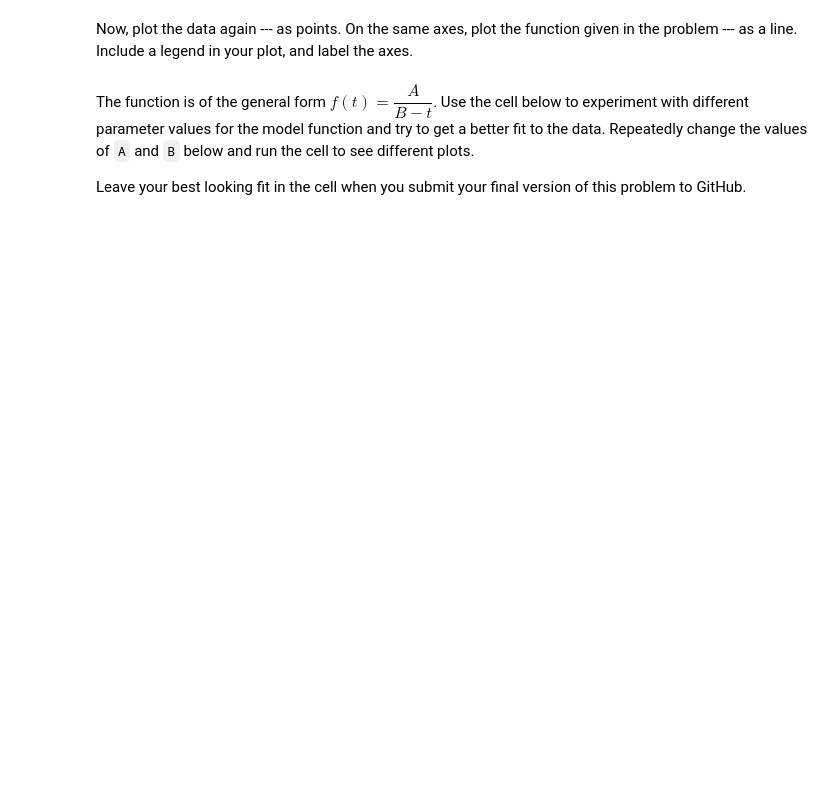
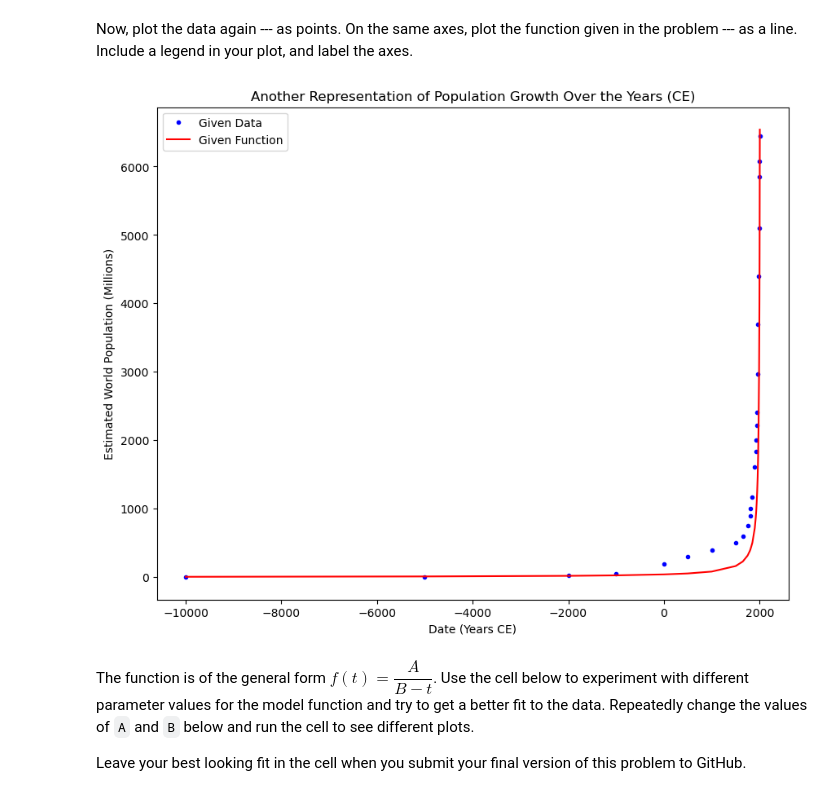
Before and after one commit to NicoBaldovino22/biophysics, a Jupyter notebook: week-01/problem-1.5.ipynb, the cells around one changed output. Saved outputs shown, nothing was run; the diff lists cells and outputs as text; code cells hidden in the pictures; blank space fills up the shorter version.

```diff
--- a/week-01/problem-1.5.ipynb
+++ b/week-01/problem-1.5.ipynb
@@ -61,5 +69,8 @@ Now we are going to plot the data points and a model on the same axes.
 
 To plot the function, create an array for a variable `t` that covers the relevant time interval (using `np.linspace`), and an array called `f` that contains the values of the function.
 # %%
-t =
-f =
+l = np.linspace(Time,Time+1,1)
+t = l.flatten()
+f = 100000/(2050-(t/1))
+print(t)
+print(f)
@@ -66,5 +86,15 @@ f =
 # %% [markdown]
 Now, plot the data again --- as points.  On the same axes, plot the function given in the problem --- as a line.  Include a legend in your plot, and label the axes.
+# %%
+plt.plot(Time,Population,".b",label='Given Data');
+plt.plot(t,f,'-r',label='Given Function');
+plt.rcParams.update({'figure.figsize':(10,8), 'figure.dpi':100})
+plt.title('Another Representation of Population Growth Over the Years (CE)')
+plt.ylabel('Estimated World Population (Millions)');
+plt.xlabel('Date (Years CE)');
+plt.legend(loc='upper left');
+# %% [output]
+[figure, added]
 # %% [markdown]
 The function is of the general form $f(t) = \dfrac{A}{B-t}$.  Use the cell below to experiment with different parameter values for the model function and try to get a better fit to the data.  Repeatedly change the values of `A` and `B` below and run the cell to see different plots.
 
```
Also changed, not shown: parts of 4 cells of this notebook.
